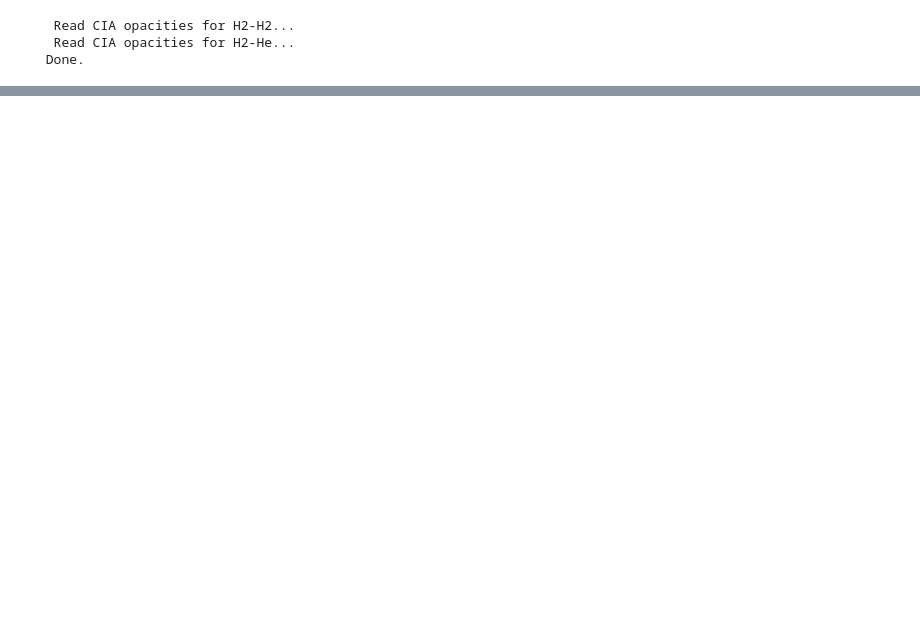
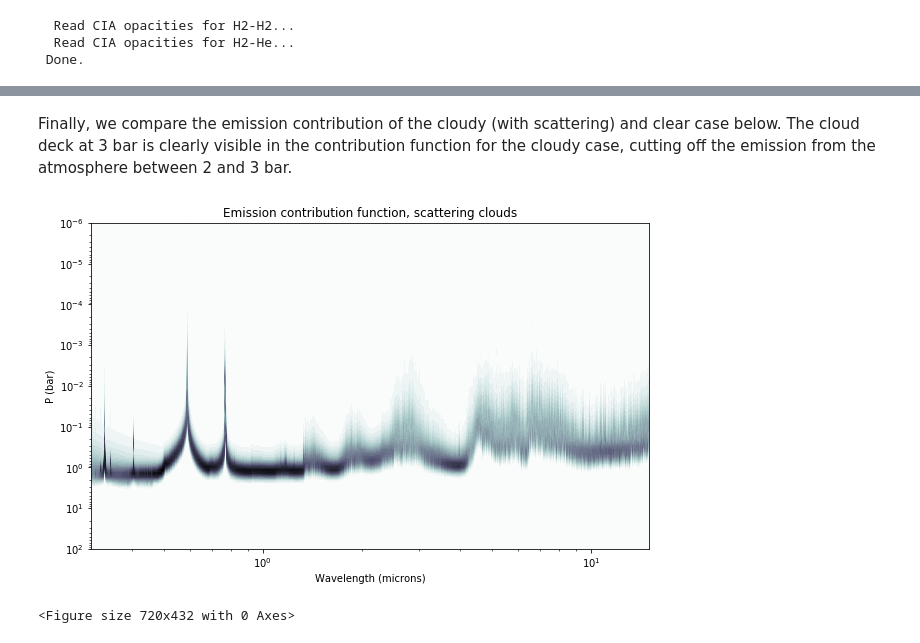
Before and after one commit to nborsato/petitRADTRANS, a Jupyter notebook: docs/content/notebooks/emis_scat.ipynb, the cells around one changed output, grey strips where cells are left out. Drawn from its saved outputs; the diff is of its cells as text; code cells hidden in the pictures; blank space fills up the shorter version.

```diff
--- a/docs/content/notebooks/emis_scat.ipynb
+++ b/docs/content/notebooks/emis_scat.ipynb
@@ -99,0 +131,20 @@ plt.clf()
+# %% [markdown]
+Finally, we compare the emission contribution of the cloudy (with scattering) and clear case below. The cloud deck at 3 bar is clearly visible in the contribution function for the cloudy case, cutting off the emission from the atmosphere between 2 and 3 bar.
+# %%
+wlen_mu = nc.c/atmosphere.freq/1e-4
+X, Y = np.meshgrid(wlen_mu, pressures)
+plt.contourf(X,Y,contribution_scat,30,cmap=plt.cm.bone_r)
+
+plt.yscale('log')
+plt.xscale('log')
+plt.ylim([1e2,1e-6])
+plt.xlim([np.min(wlen_mu),np.max(wlen_mu)])
+
+plt.xlabel('Wavelength (microns)')
+plt.ylabel('P (bar)')
+plt.title('Emission contribution function, scattering clouds')
+plt.show()
+plt.clf()
+# %% [output]
+[figure, added]
+<Figure size 720x432 with 0 Axes>
```
Also changed, not shown: parts of 14 cells of this notebook, 44 other files.
